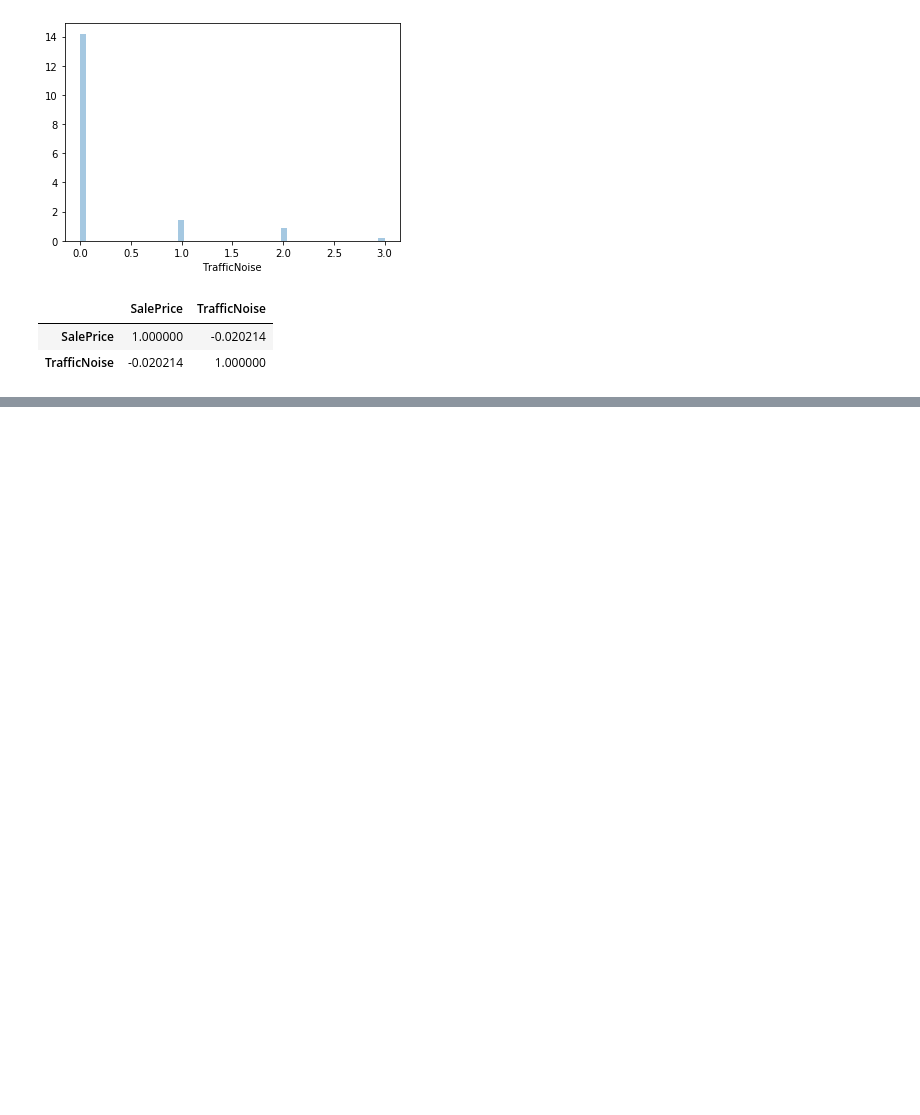
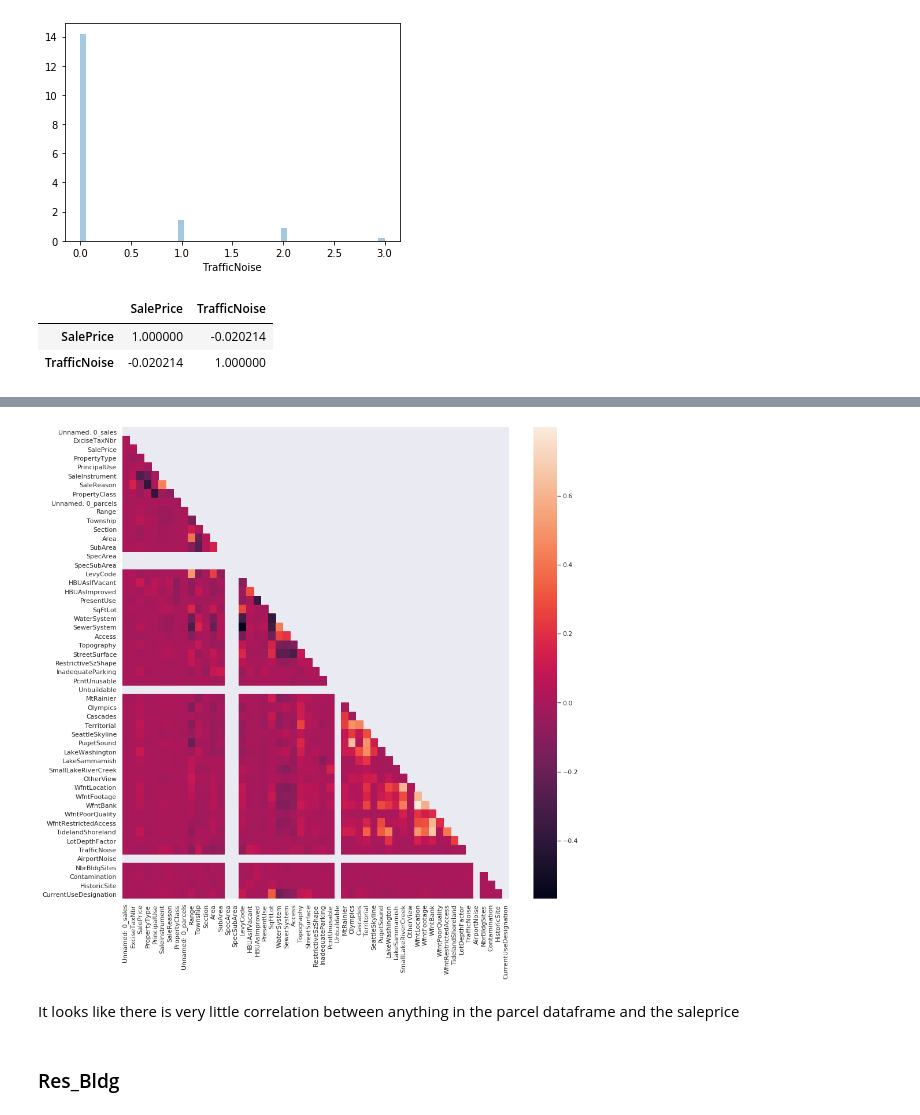
Before and after one commit to chum46/housing_sales_king_county, a Jupyter notebook: notebooks/exploratory/03_mef_noise_correlation.ipynb, the cells around one changed output, grey strips where cells are left out. Drawn from its saved outputs; the diff is of its cells as text; code cells hidden in the pictures; blank space fills up the shorter version.

```diff
--- a/notebooks/exploratory/03_mef_noise_correlation.ipynb
+++ b/notebooks/exploratory/03_mef_noise_correlation.ipynb
@@ -118,0 +173,11 @@ sales_vs_traffic_noise.corr()
+# %%
+sns.set(rc={'figure.figsize':(15, 15)})
+mask = np.triu(np.ones_like(sale_and_parcels.corr(), dtype=np.bool))
+sns.heatmap(sale_and_parcels.corr(), mask=mask);
+corrMatrix = sale_and_parcels.corr()
+# %% [output]
+[figure, added]
+# %% [markdown]
+It looks like there is very little correlation between anything in the parcel dataframe and the saleprice
+# %% [markdown]
+### Res_Bldg
```
Also changed, not shown: parts of 30 cells of this notebook, 2 other files.
